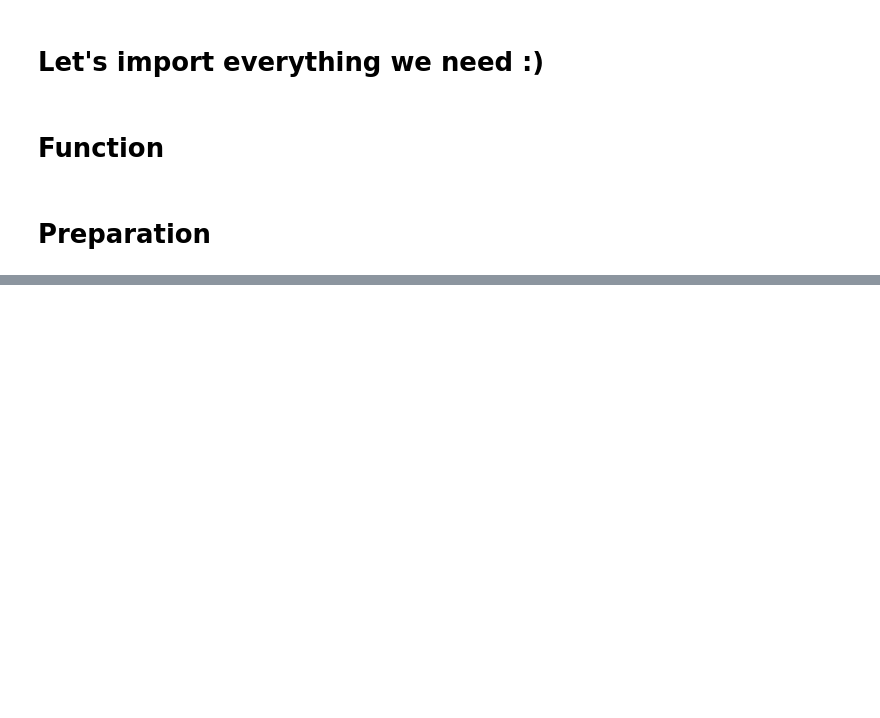
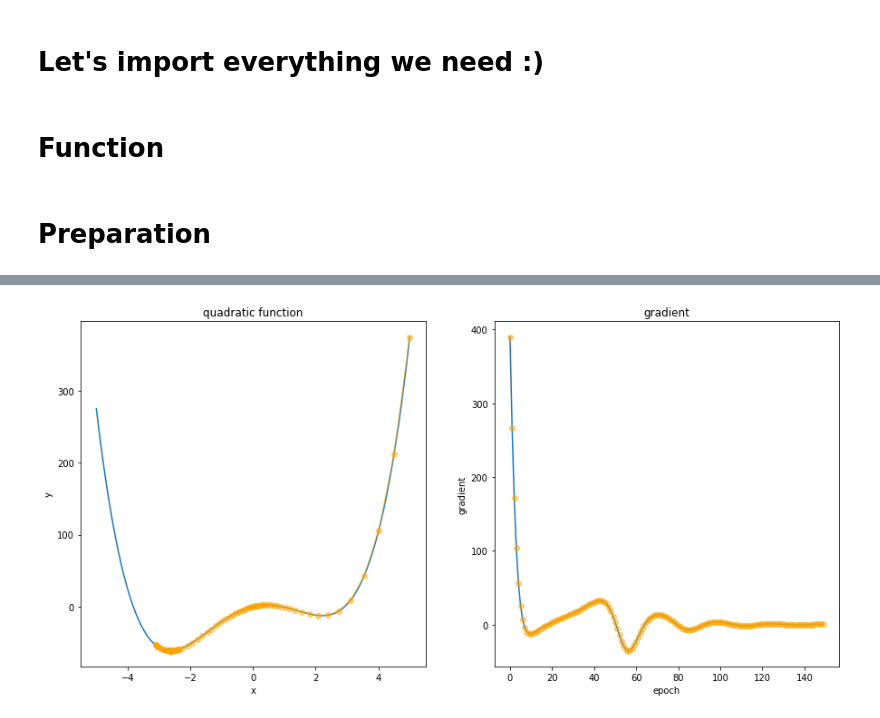
Before and after one commit to fkubota/sound-ML-tutorial, a Jupyter notebook: 080_pytorch.ipynb, the cells around one changed output, grey strips where cells are left out. Drawn from its saved outputs; the diff is of its cells as text; code cells hidden in the pictures; blank space fills up the shorter version.

```diff
--- a/080_pytorch.ipynb
+++ b/080_pytorch.ipynb
@@ -42,0 +143,32 @@ X_train, X_valid, y_train, y_valid = train_test_split(X, y, test_size=0.33, rand
+# %%
+# init
+x_init = 5
+n_epoch = 150
+lr = 0.5  # learning_rate
+
+# 初期値を定義
+x = torch.tensor([float(x_init)], requires_grad=True)
+x_list = []
+grad_list = []
+optimizer = torch.optim.Adam([x], lr=lr)
+
+# train
+for epoch in range(n_epoch):
+    optimizer.zero_grad()
+    y = quartic_function(x)  # 4次関数(y) を最小化したい
+    y.backward()             # 現在のxにおける傾き(dy/dx) を計算
+    x_list.append(float(x))
+    grad_list.append(float(x.grad))
+
+    # パラメータ(x)更新(更新方法はAdam)
+    optimizer.step()
+# %%
+# plot
+_x = np.arange(-x_init, x_init+0.01, 0.01)
+_y = quartic_function(_x)
+x_list = np.array(x_list)
+y_list = quartic_function(x_list)
+
+grad_plot(_x, _y, x_list, y_list)
+# %% [output]
+[figure, added]
```
Also changed, not shown: parts of 22 cells of this notebook.
